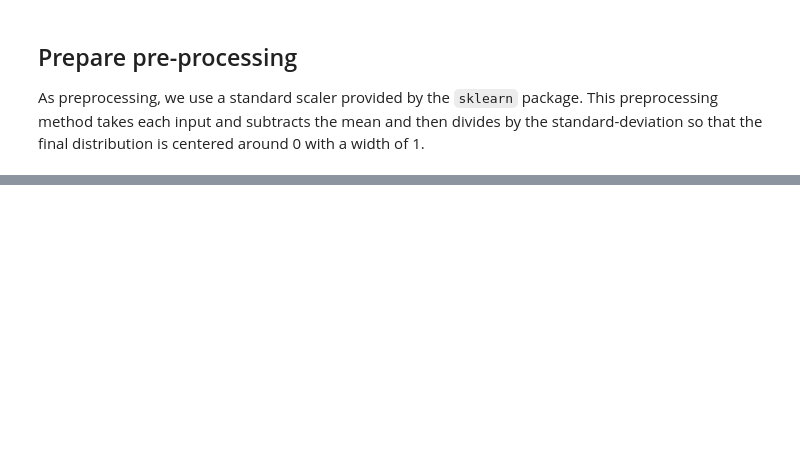
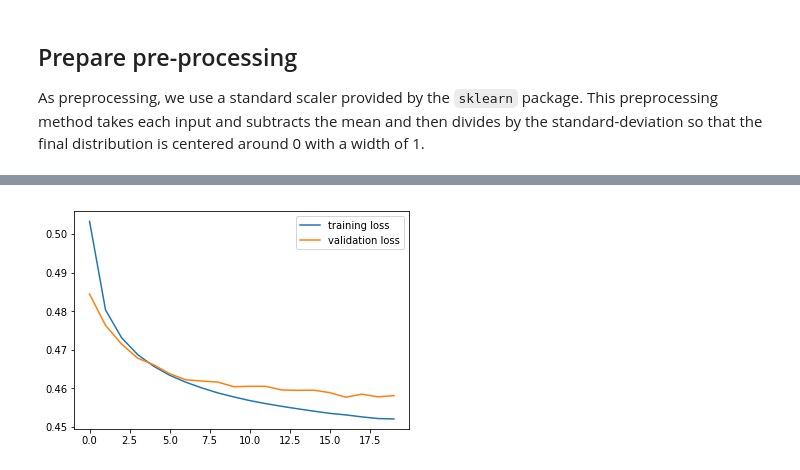
Before and after one commit to lmoneta/ml-tutorial-EIROforum, a Jupyter notebook: Higgs_training_example.ipynb, the cells around one changed output, grey strips where cells are left out. Cells and saved outputs as stored; diff of their text form; code cells hidden in the pictures; blank space fills up the shorter version.

```diff
--- a/Higgs_training_example.ipynb
+++ b/Higgs_training_example.ipynb
@@ -139,0 +327,16 @@ We load the models and the pre-processing parameters to apply to the previously
+# %%
+print("Train now the deep model ")
+
+
+early_stopper = callbacks.EarlyStopping(monitor="val_loss", patience=5, mode="auto", verbose=True)
+model_check_point = callbacks.ModelCheckpoint("model_deep.h5", monitor = 'val_loss', verbose=True,
+                                              save_best_only=True, mode='auto')
+
+
+history_d = model_deep.fit(
+                preprocessing_input.transform(inputs_train),
+                targets_train,
+                batch_size=512,
+                epochs=20,
+                validation_split=0.25,
+                callbacks=[early_stopper, model_check_point] )
@@ -139,0 +361,7 @@ We load the models and the pre-processing parameters to apply to the previously
+# %%
+plt.plot(history_d.history["loss"], label="training loss")
+plt.plot(history_d.history["val_loss"], label="validation loss")
+plt.legend()
+plt.show()
+# %% [output]
+[figure, added]
```
Also changed, not shown: parts of 47 cells of this notebook, 1 other file.
